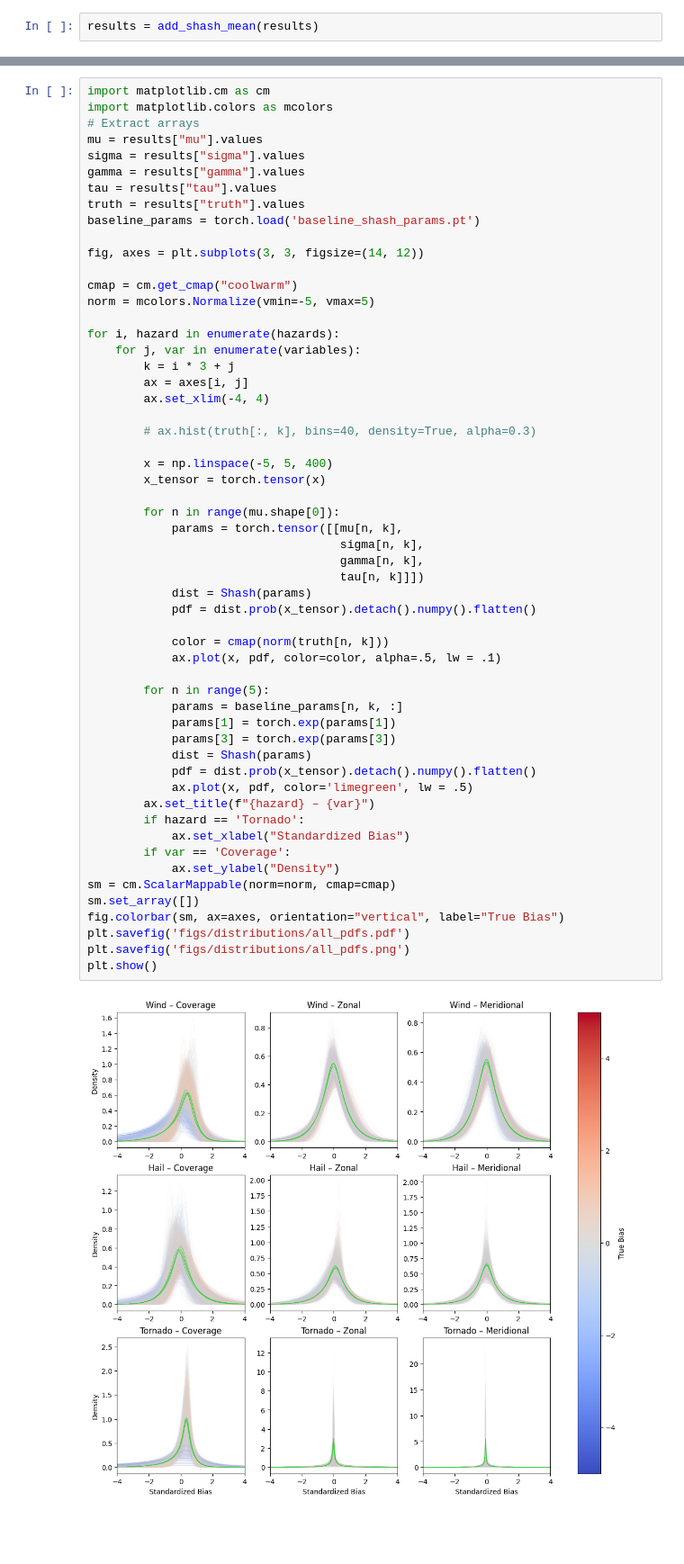
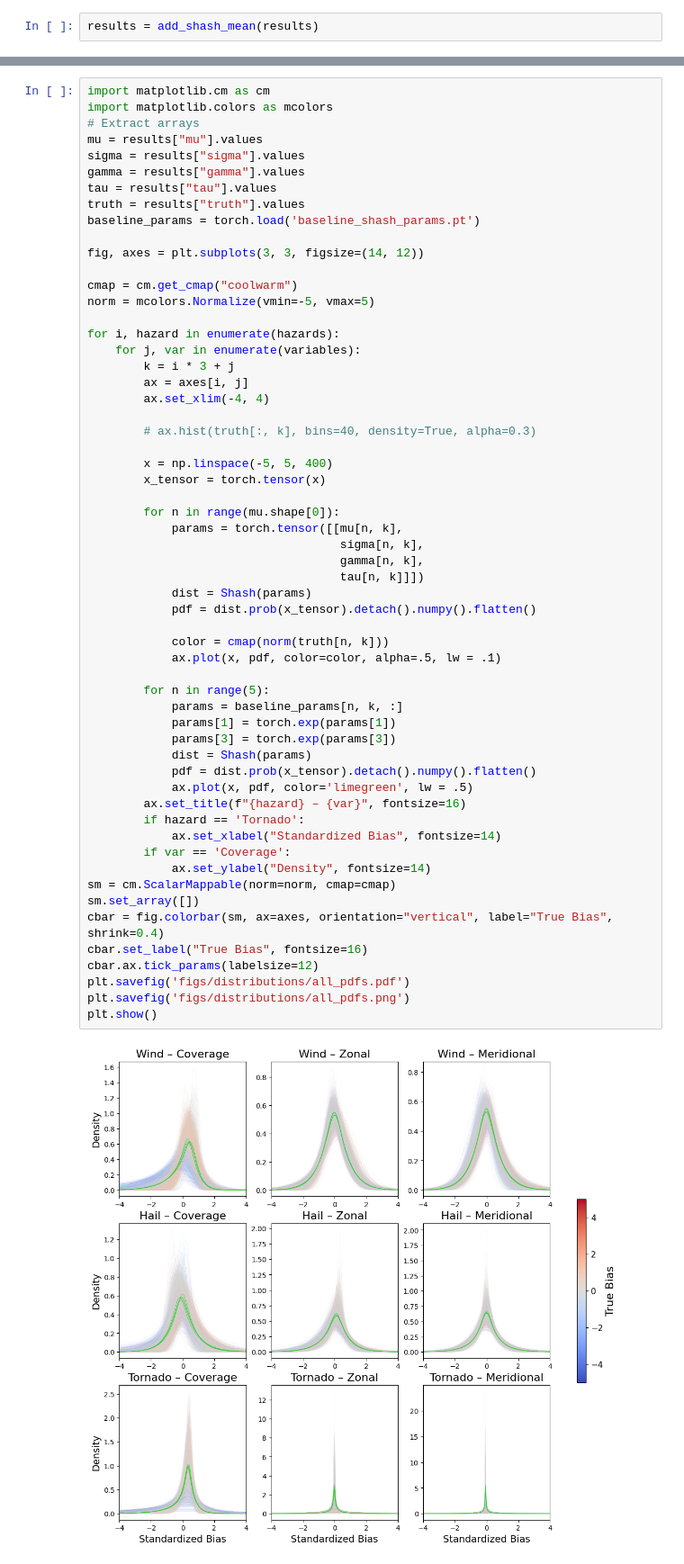
Before and after one commit to milesepstein13/convective_outlook_ml, a Jupyter notebook: distribution_analysis.ipynb, the cells around one changed output, grey strips where cells are left out. Shown at 90% size. Saved outputs shown, nothing was run; the diff lists cells and outputs as text; blank space fills up the shorter version.

Commit message:
updated figures for publication

```diff
--- a/distribution_analysis.ipynb
+++ b/distribution_analysis.ipynb
@@ -268,38 +268,40 @@ for i, hazard in enumerate(hazards):
 
         x = np.linspace(-5, 5, 400)
         x_tensor = torch.tensor(x)
 
         for n in range(mu.shape[0]):
             params = torch.tensor([[mu[n, k],
                                     sigma[n, k],
                                     gamma[n, k],
                                     tau[n, k]]])
             dist = Shash(params)
             pdf = dist.prob(x_tensor).detach().numpy().flatten()
 
             color = cmap(norm(truth[n, k]))
             ax.plot(x, pdf, color=color, alpha=.5, lw = .1)
 
         for n in range(5):
             params = baseline_params[n, k, :]
             params[1] = torch.exp(params[1])
             params[3] = torch.exp(params[3])
             dist = Shash(params)
             pdf = dist.prob(x_tensor).detach().numpy().flatten()
             ax.plot(x, pdf, color='limegreen', lw = .5)
-        ax.set_title(f"{hazard} – {var}")
+        ax.set_title(f"{hazard} – {var}", fontsize=16)
         if hazard == 'Tornado':
-            ax.set_xlabel("Standardized Bias")
+            ax.set_xlabel("Standardized Bias", fontsize=14)
         if var == 'Coverage':
-            ax.set_ylabel("Density")
+            ax.set_ylabel("Density", fontsize=14)
 sm = cm.ScalarMappable(norm=norm, cmap=cmap)
 sm.set_array([])
-fig.colorbar(sm, ax=axes, orientation="vertical", label="True Bias")
+cbar = fig.colorbar(sm, ax=axes, orientation="vertical", label="True Bias", shrink=0.4)
+cbar.set_label("True Bias", fontsize=16)
+cbar.ax.tick_params(labelsize=12)
 plt.savefig('figs/distributions/all_pdfs.pdf')
 plt.savefig('figs/distributions/all_pdfs.png')
 plt.show()
 # %% [output]
-[figure, old version]
+[figure, new version]
 # %%
 fig, axes = plt.subplots(3, 3, figsize=(14, 12))
 axes = axes.flatten()
```
Also changed, not shown: parts of 2 cells of this notebook, 36 other files.
